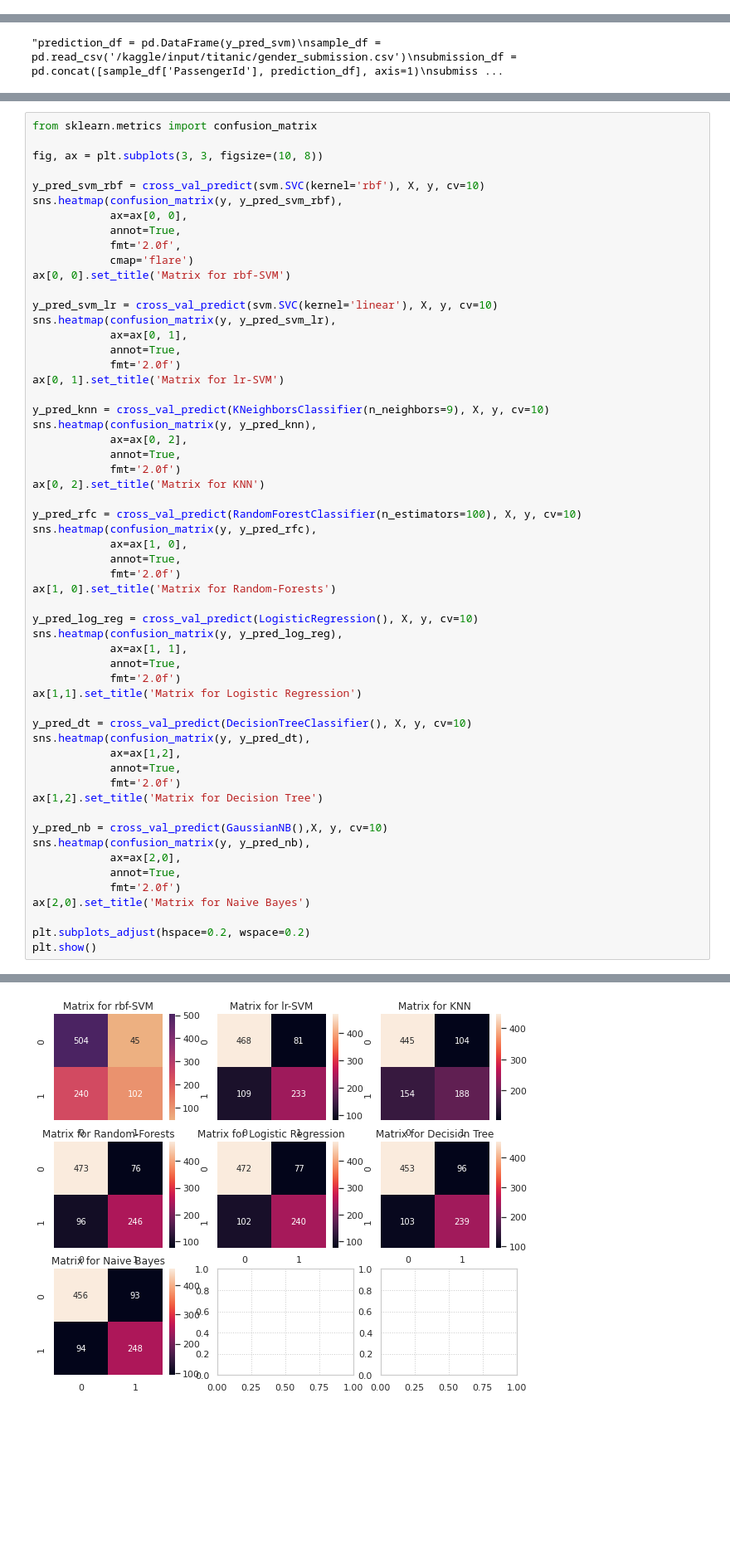
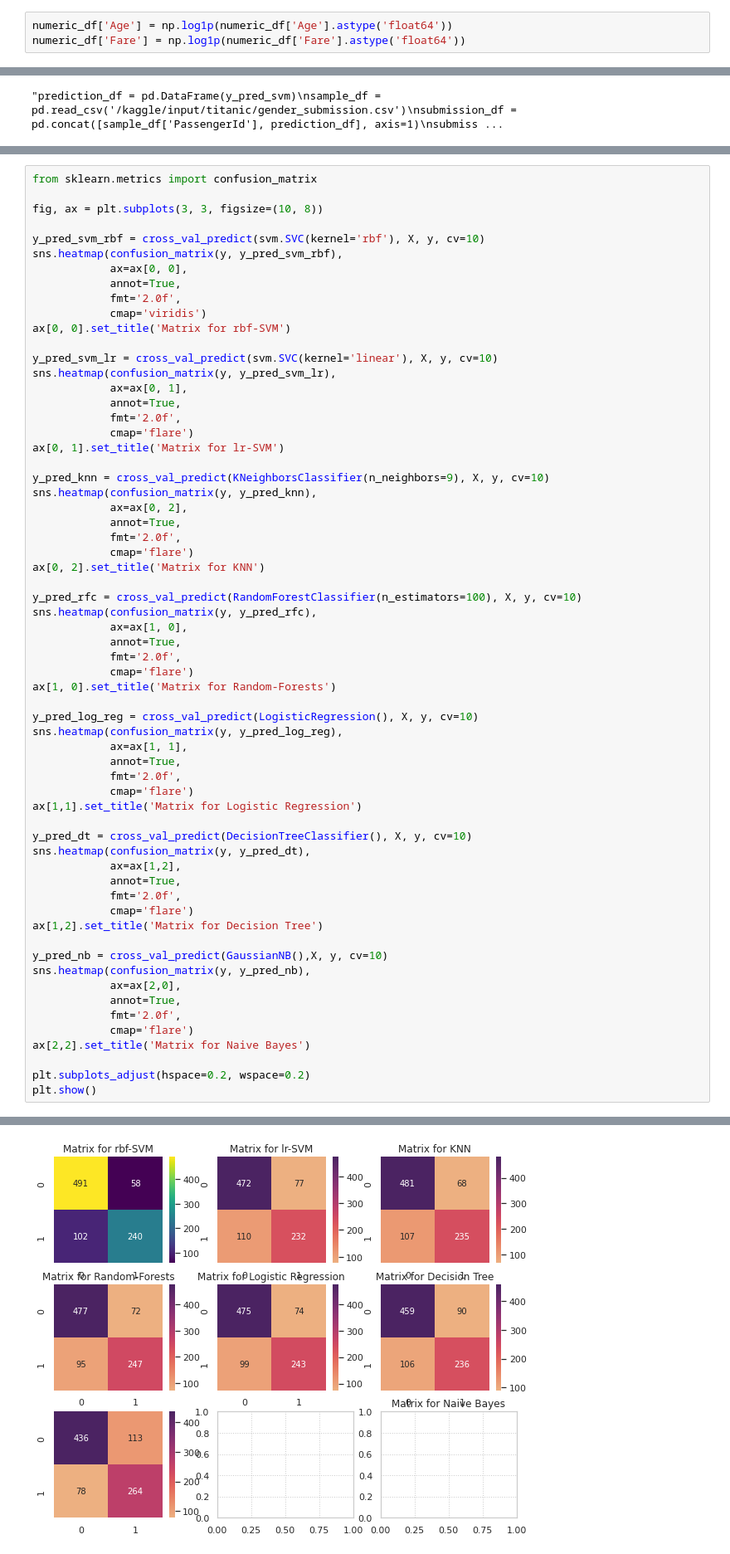
Before and after one commit to karthigeyan0312/My_Kaggle_Practice_Exercises, a Jupyter notebook: titanic-prediction.ipynb, the cells around one changed output, grey strips where cells are left out. Shown: that part at 83% size. Saved outputs shown, nothing was run; the diff lists cells and outputs as text; blank space fills up the shorter version.

```diff
--- a/titanic-prediction.ipynb
+++ b/titanic-prediction.ipynb
@@ -591,0 +616,3 @@ category_dummy_df.head()
+# %%
+numeric_df['Age'] = np.log1p(numeric_df['Age'].astype('float64'))
+numeric_df['Fare'] = np.log1p(numeric_df['Fare'].astype('float64'))
@@ -807,50 +852,56 @@ sns.heatmap(confusion_matrix(y, y_pred_svm_rbf),
             ax=ax[0, 0],
             annot=True,
             fmt='2.0f',
-            cmap='flare')
+            cmap='viridis')
 ax[0, 0].set_title('Matrix for rbf-SVM')
 
 y_pred_svm_lr = cross_val_predict(svm.SVC(kernel='linear'), X, y, cv=10)
 sns.heatmap(confusion_matrix(y, y_pred_svm_lr),
             ax=ax[0, 1],
             annot=True,
-            fmt='2.0f')
+            fmt='2.0f',
+            cmap='flare')
 ax[0, 1].set_title('Matrix for lr-SVM')
 
 y_pred_knn = cross_val_predict(KNeighborsClassifier(n_neighbors=9), X, y, cv=10)
 sns.heatmap(confusion_matrix(y, y_pred_knn),
             ax=ax[0, 2],
             annot=True,
-            fmt='2.0f')
+            fmt='2.0f',
+            cmap='flare')
 ax[0, 2].set_title('Matrix for KNN')
 
 y_pred_rfc = cross_val_predict(RandomForestClassifier(n_estimators=100), X, y, cv=10)
 sns.heatmap(confusion_matrix(y, y_pred_rfc),
             ax=ax[1, 0],
             annot=True,
-            fmt='2.0f')
+            fmt='2.0f',
+            cmap='flare')
 ax[1, 0].set_title('Matrix for Random-Forests')
 
 y_pred_log_reg = cross_val_predict(LogisticRegression(), X, y, cv=10)
 sns.heatmap(confusion_matrix(y, y_pred_log_reg),
             ax=ax[1, 1],
             annot=True,
-            fmt='2.0f')
+            fmt='2.0f',
+            cmap='flare')
 ax[1,1].set_title('Matrix for Logistic Regression')
 
 y_pred_dt = cross_val_predict(DecisionTreeClassifier(), X, y, cv=10)
 sns.heatmap(confusion_matrix(y, y_pred_dt),
             ax=ax[1,2],
             annot=True,
-            fmt='2.0f')
+            fmt='2.0f',
+            cmap='flare')
 ax[1,2].set_title('Matrix for Decision Tree')
 
 y_pred_nb = cross_val_predict(GaussianNB(),X, y, cv=10)
 sns.heatmap(confusion_matrix(y, y_pred_nb),
             ax=ax[2,0],
             annot=True,
-            fmt='2.0f')
-ax[2,0].set_title('Matrix for Naive Bayes')
+            fmt='2.0f',
+            cmap='flare')
+ax[2,2].set_title('Matrix for Naive Bayes')
 
 plt.subplots_adjust(hspace=0.2, wspace=0.2)
 plt.show()
@@ -875 +909 @@ Please also refer to the documentation for alternative solver options:
-[figure, old version]
+[figure, new version]
```
Also changed, not shown: parts of 25 cells of this notebook.
